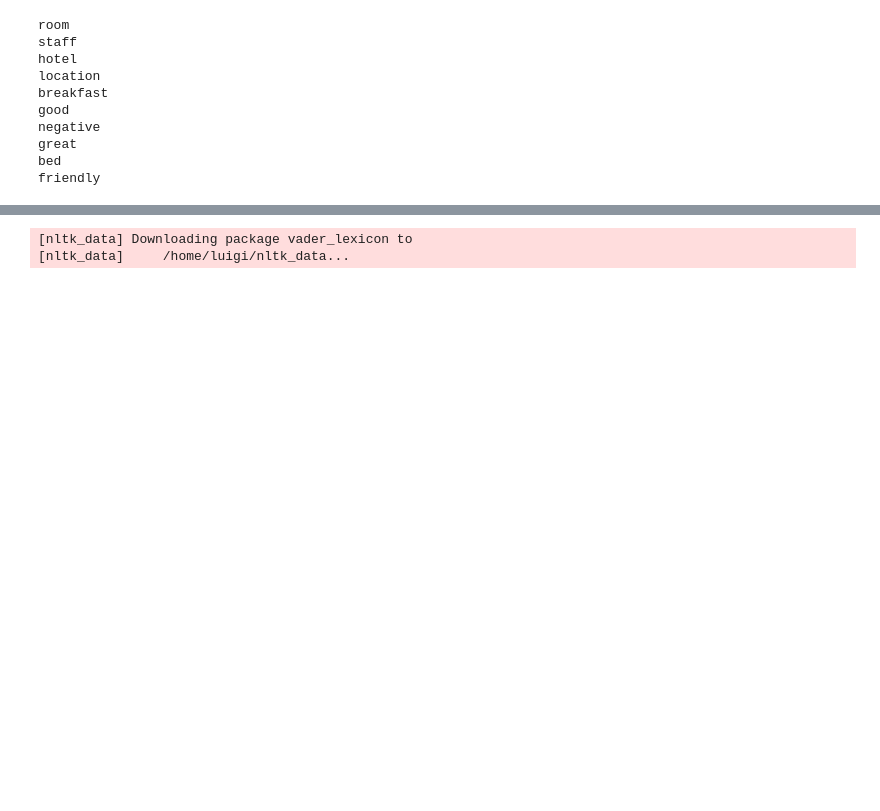
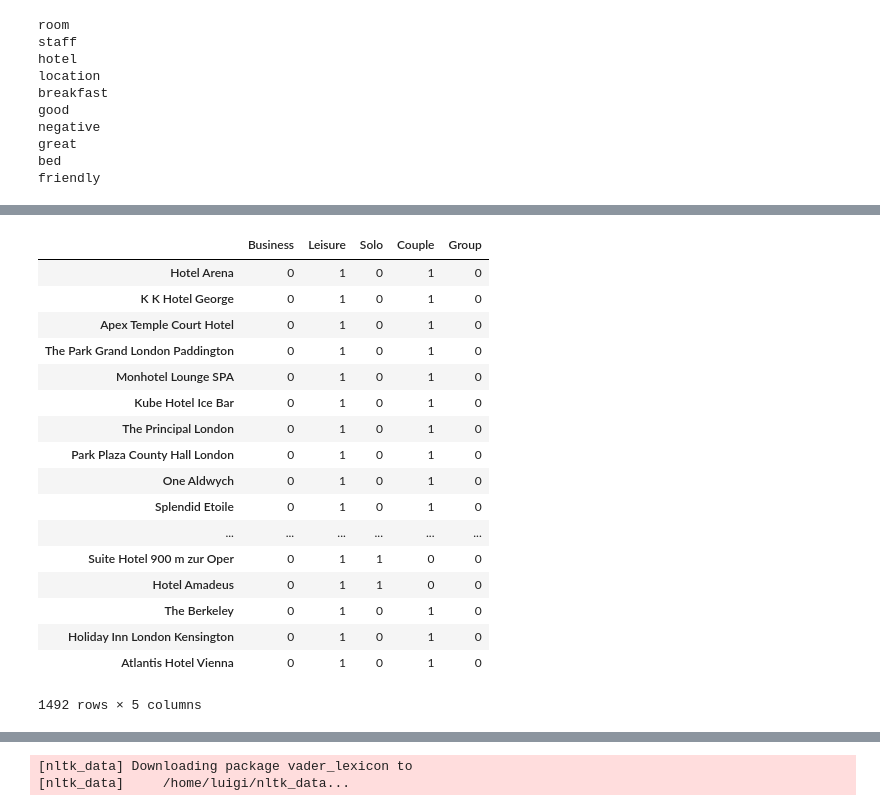
Before and after one commit to LuigiCerone/Hotel-Reviews-Data-Analysis, a Jupyter notebook: Hotel_Reviews_Copia_Lavoro_Giggi.ipynb, the cells around one changed output, grey strips where cells are left out. Saved outputs shown, nothing was run; the diff lists cells and outputs as text; code cells hidden in the pictures; blank space fills up the shorter version.

```diff
--- a/Hotel_Reviews_Copia_Lavoro_Giggi.ipynb
+++ b/Hotel_Reviews_Copia_Lavoro_Giggi.ipynb
@@ -1534,0 +1796,3 @@ plot_similar_words('good')
+# %%
+tags_recom = text_df.copy()
+tags_recom.head()
@@ -1534,0 +1806,4 @@ plot_similar_words('good')
+# %%
+tags_recom['Tags'] = reviews_df['Tags']
+tags_recom['Hotel_Name'] = reviews_df['Hotel_Name']
+tags_recom.head()
@@ -1534,0 +1838,3 @@ plot_similar_words('good')
+# %%
+tags_recom = pd.DataFrame(index = tags_recom['Hotel_Name'].unique().tolist())
+tags_recom.head()
@@ -1534,0 +1848,7 @@ plot_similar_words('good')
+# %%
+tags_recom['Business']=0;
+tags_recom['Leisure']=0;
+tags_recom['Solo']=0;
+tags_recom['Couple']=0;
+tags_recom['Group']=0;
+tags_recom.head()
@@ -1534,0 +1862,63 @@ plot_similar_words('good')
+# %%
+for hotel in reviews_df['Hotel_Name'].unique().tolist():
+    if hotel in hotelBusinessCounts and hotel in hotelLeisureCounts:
+        if hotelLeisureCounts[hotel] > hotelBusinessCounts[hotel]:
+            tags_recom.at[hotel, 'Leisure'] = 1
+        elif hotelLeisureCounts[hotel] < hotelBusinessCounts[hotel]:
+            tags_recom.at[hotel, 'Business'] = 1
+        else:
+            tags_recom.at[hotel, 'Leisure'] = 1
+            tags_recom.at[hotel, 'Business'] = 1
+    elif hotel in hotelBusinessCounts and hotel not in hotelLeisureCounts:
+        tags_recom.at[hotel, 'Business'] = 1
+    elif hotel in hotelLeisureCounts and hotel not in hotelBusinessCounts:
+        #print ("no business tag reviews for: ",hotel)
+        tags_recom.at[hotel, 'Leisure'] = 1
+
+    #Update Traveller type columns
+    #print hotelCoupleCounts['Best Western Amiral Hotel']
+    if hotel in hotelSoloCounts and hotel in hotelCoupleCounts and hotel in hotelGroupCounts:
+        soloCount=hotelSoloCounts[hotel]
+        coupleCount=hotelCoupleCounts[hotel]
+        groupCount=hotelGroupCounts[hotel]
+
+        if soloCount>coupleCount and soloCount>groupCount:
+            tags_recom.at[hotel, 'Solo'] = 1
+        elif coupleCount>soloCount and coupleCount>groupCount:
+            tags_recom.at[hotel, 'Couple'] = 1
+        elif groupCount>soloCount and groupCount>coupleCount:
+            tags_recom.at[hotel, 'Group'] = 1
+        elif soloCount==coupleCount and soloCount>groupCount:
+            tags_recom.at[hotel, 'Solo'] = 1
+            tags_recom.at[hotel, 'Couple'] = 1
+        elif soloCount==groupCount and soloCount>coupleCount:
+            tags_recom.at[hotel, 'Solo'] = 1
+            tags_recom.at[hotel, 'Group'] = 1
+        elif coupleCount==groupCount and coupleCount>soloCount:
+            tags_recom.at[hotel, 'Couple'] = 1
+            tags_recom.at[hotel, 'Group'] = 1
+        else:
+            tags_recom.at[hotel, 'Solo'] = 1
+            tags_recom.at[hotel, 'Couple'] = 1
+            tags_recom.at[hotel, 'Group'] = 1
+
+tags_recom
+# %% [output]
+|  | Business | Leisure | Solo | Couple | Group |
+| Hotel Arena | 0 | 1 | 0 | 1 | 0 |
+| K K Hotel George | 0 | 1 | 0 | 1 | 0 |
+| Apex Temple Court Hotel | 0 | 1 | 0 | 1 | 0 |
+| The Park Grand London Paddington | 0 | 1 | 0 | 1 | 0 |
+| Monhotel Lounge SPA | 0 | 1 | 0 | 1 | 0 |
+| Kube Hotel Ice Bar | 0 | 1 | 0 | 1 | 0 |
+| The Principal London | 0 | 1 | 0 | 1 | 0 |
+| Park Plaza County Hall London | 0 | 1 | 0 | 1 | 0 |
+| One Aldwych | 0 | 1 | 0 | 1 | 0 |
+| Splendid Etoile | 0 | 1 | 0 | 1 | 0 |
+| ... | ... | ... | ... | ... | ... |
+| Suite Hotel 900 m zur Oper | 0 | 1 | 1 | 0 | 0 |
+| Hotel Amadeus | 0 | 1 | 1 | 0 | 0 |
+| The Berkeley | 0 | 1 | 0 | 1 | 0 |
+| Holiday Inn London Kensington | 0 | 1 | 0 | 1 | 0 |
+| Atlantis Hotel Vienna | 0 | 1 | 0 | 1 | 0 |
+1492 rows × 5 columns
```
Also changed, not shown: parts of 124 cells of this notebook, 3 other files.
